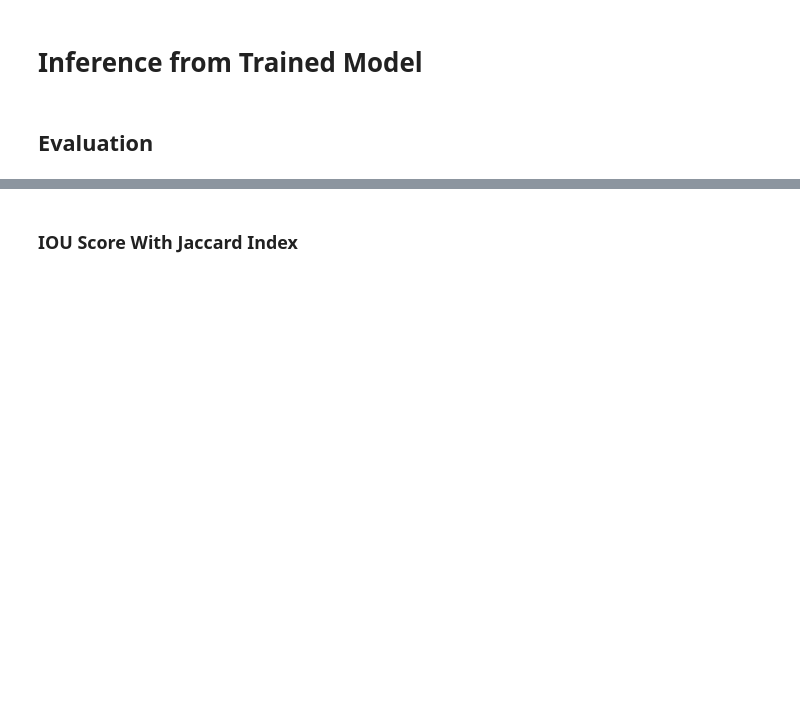
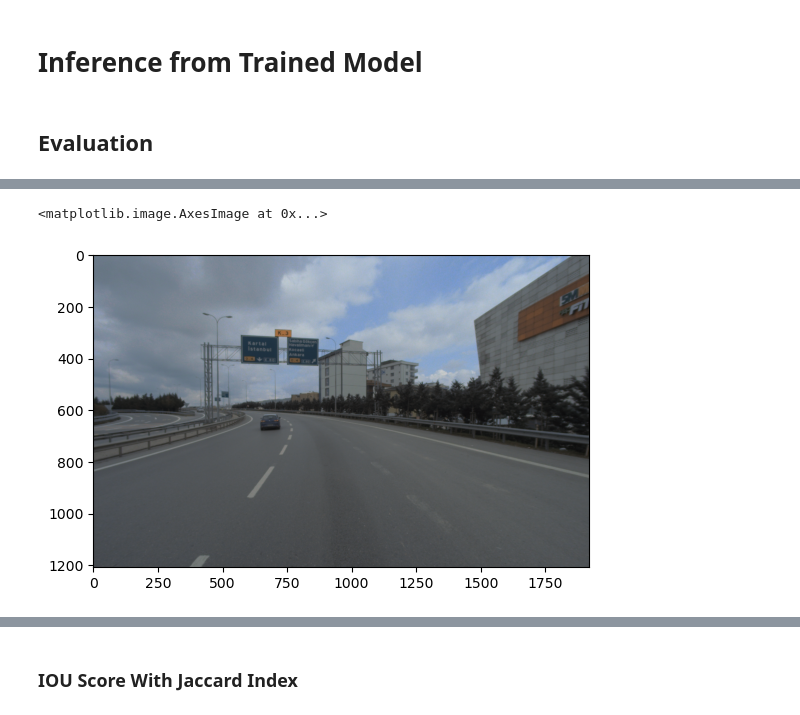
Before and after one commit to BeytullahYayla/Drivable-Area-Segmentation-Using-Transformer-and-Unet-Architectures, a Jupyter notebook: notebooks/overview,.ipynb, the cells around one changed output, grey strips where cells are left out. Drawn from its saved outputs; the diff is of its cells as text; code cells hidden in the pictures; blank space fills up the shorter version.

```diff
--- a/notebooks/overview,.ipynb
+++ b/notebooks/overview,.ipynb
@@ -512,0 +762,6 @@ axs[2].set_title('Prediction')
+# %%
+image=plt.imread(test_input_path_list[7])
+plt.imshow(image)
+# %% [output]
+<matplotlib.image.AxesImage at 0x...>
+[figure, added]
```
Also changed, not shown: parts of 49 cells of this notebook, 1 other file.
